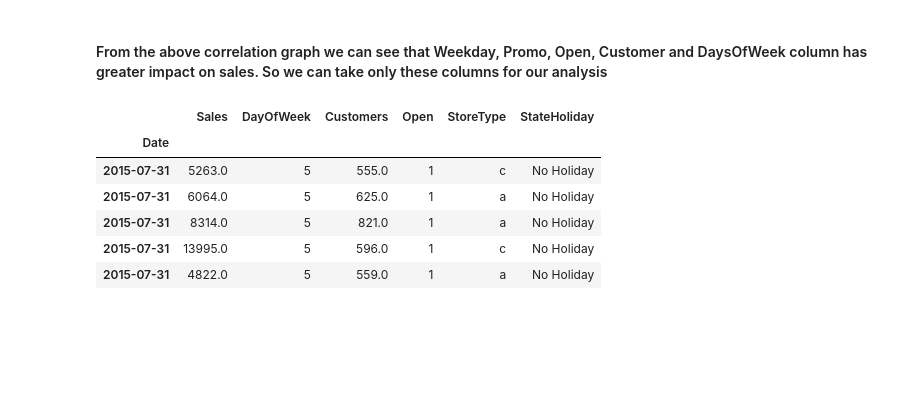
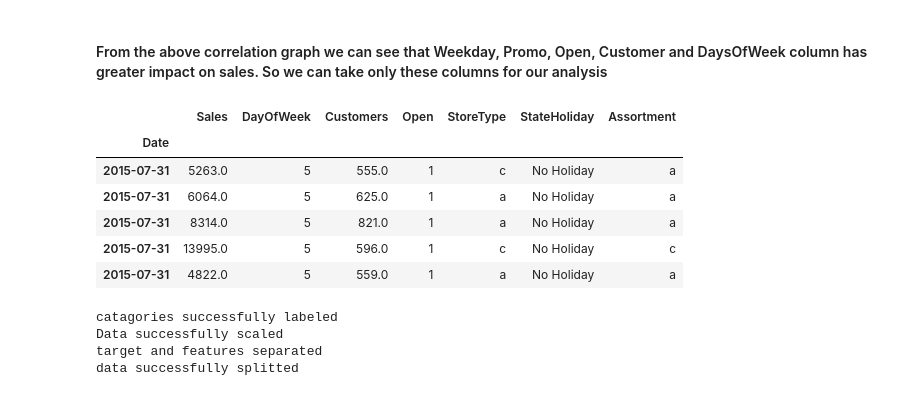
Before and after one commit to Micky373/Sales_forcasting, a Jupyter notebook: notebooks/data_preprocessing.ipynb, the cells around one changed output. Saved outputs shown, nothing was run; the diff lists cells and outputs as text; code cells hidden in the pictures; blank space fills up the shorter version.

Commit message:
Split the dataset

```diff
--- a/notebooks/data_preprocessing.ipynb
+++ b/notebooks/data_preprocessing.ipynb
@@ -93,17 +94,17 @@ plt.savefig('../charts/sales_vs_all_corr.jpg')
 # %%
 # Sampling the data by the above infered correlation and taking into consideration the effect of store type and state holidays
 
-useful_columns = ['Sales','DayOfWeek','Customers','Open','StoreType','StateHoliday']
+useful_columns = ['Sales','DayOfWeek','Customers','Open','StoreType','StateHoliday','Assortment']
 sampled_df = train[useful_columns]
 sampled_df.head()
 # %% [output]
-|  | Sales | DayOfWeek | Customers | Open | StoreType | StateHoliday |
-| Date |  |  |  |  |  |  |
-| 2015-07-31 | 5263.0 | 5 | 555.0 | 1 | c | No Holiday |
-| 2015-07-31 | 6064.0 | 5 | 625.0 | 1 | a | No Holiday |
-| 2015-07-31 | 8314.0 | 5 | 821.0 | 1 | a | No Holiday |
-| 2015-07-31 | 13995.0 | 5 | 596.0 | 1 | c | No Holiday |
-| 2015-07-31 | 4822.0 | 5 | 559.0 | 1 | a | No Holiday |
+|  | Sales | DayOfWeek | Customers | Open | StoreType | StateHoliday | Assortment |
+| Date |  |  |  |  |  |  |  |
+| 2015-07-31 | 5263.0 | 5 | 555.0 | 1 | c | No Holiday | a |
+| 2015-07-31 | 6064.0 | 5 | 625.0 | 1 | a | No Holiday | a |
+| 2015-07-31 | 8314.0 | 5 | 821.0 | 1 | a | No Holiday | a |
+| 2015-07-31 | 13995.0 | 5 | 596.0 | 1 | c | No Holiday | c |
+| 2015-07-31 | 4822.0 | 5 | 559.0 | 1 | a | No Holiday | a |
 # %%
 # Creating our pipe line
 
@@ -115 +116,11 @@ pipe = Pipeline(steps = [
                         ])
+# %%
+# For simplicity and effectiveness let take some samples
+
+sampled_train = train.sample(n=300000)
+sets = pipe.fit_transform(sampled_train)
+# %% [output]
+catagories successfully labeled
+Data successfully scaled
+target and features separated
+data successfully splitted
```
Also changed, not shown: parts of 3 cells of this notebook, 4 other files.
